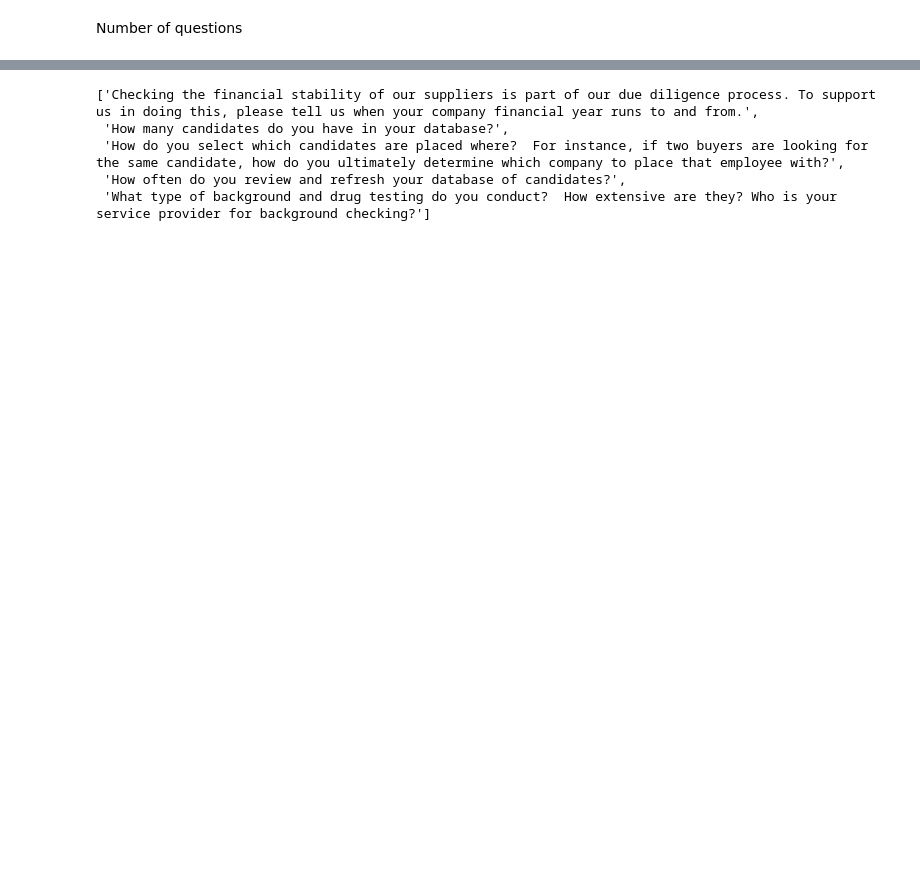
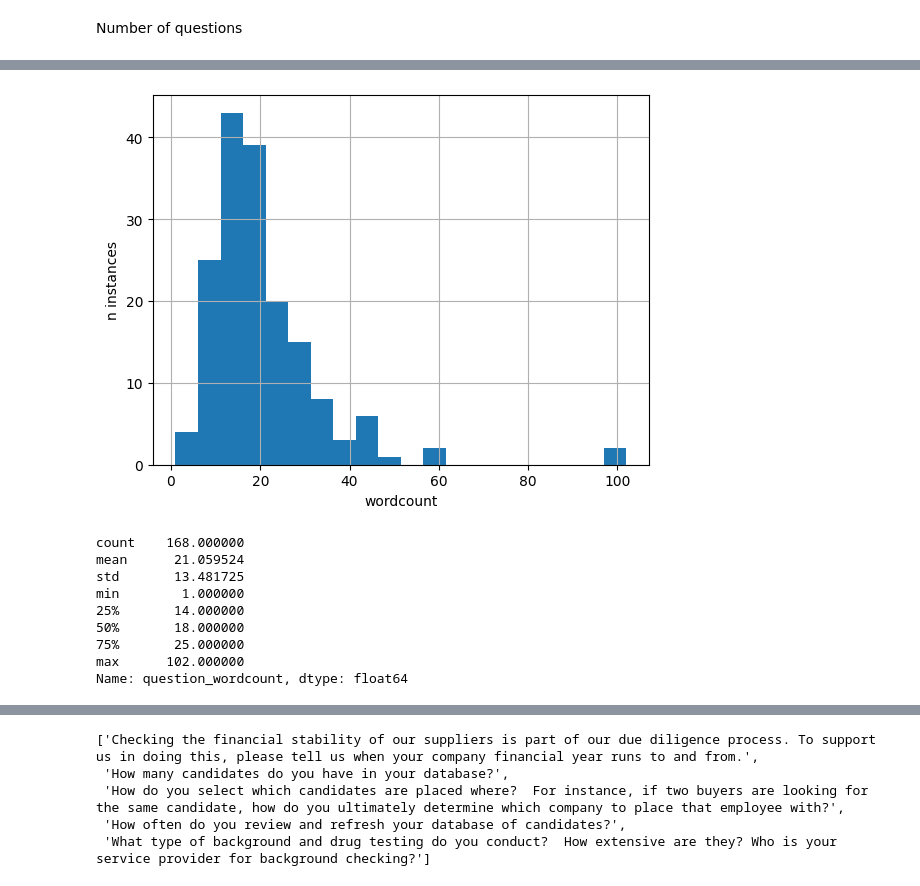
Before and after one commit to KalebJS/rfp-client, a Jupyter notebook: eda.ipynb, the cells around one changed output, grey strips where cells are left out. Drawn from its saved outputs; the diff is of its cells as text; code cells hidden in the pictures; blank space fills up the shorter version.

```diff
--- a/eda.ipynb
+++ b/eda.ipynb
@@ -28,0 +57,17 @@ df = pd.DataFrame(questions, columns=["question"])
+# %%
+df["question_wordcount"].hist(bins=20)
+plt.xlabel("wordcount")
+plt.ylabel("n instances")
+plt.show()
+df["question_wordcount"].describe()
+# %% [output]
+[figure, added]
+count    168.000000
+mean      21.059524
+std       13.481725
+min        1.000000
+25%       14.000000
+50%       18.000000
+75%       25.000000
+max      102.000000
+Name: question_wordcount, dtype: float64
```
Also changed, not shown: parts of 18 cells of this notebook, 3 other files.
